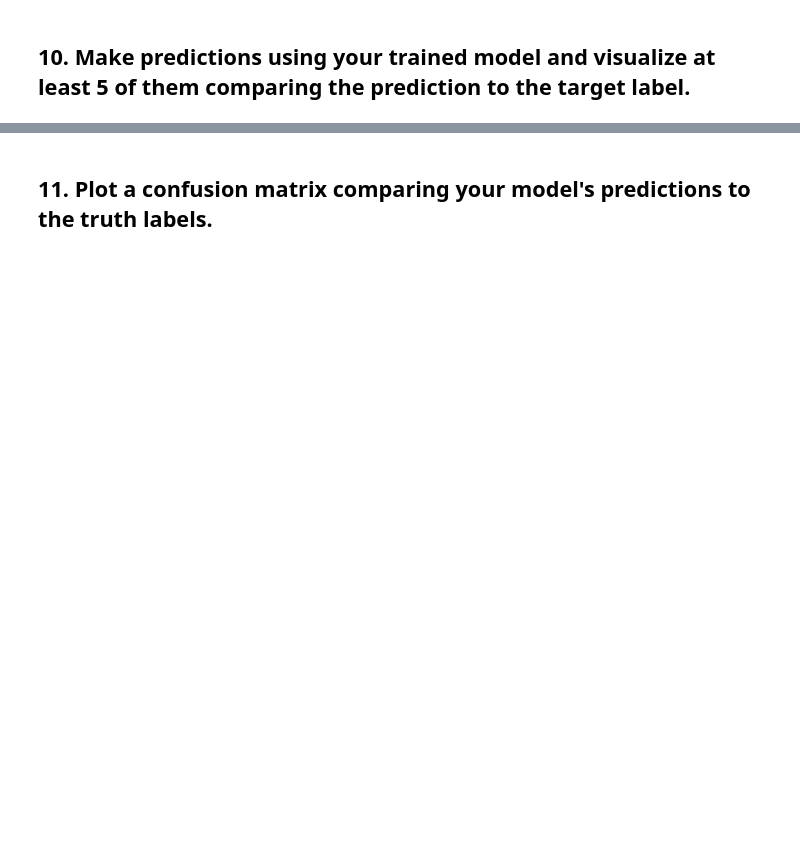
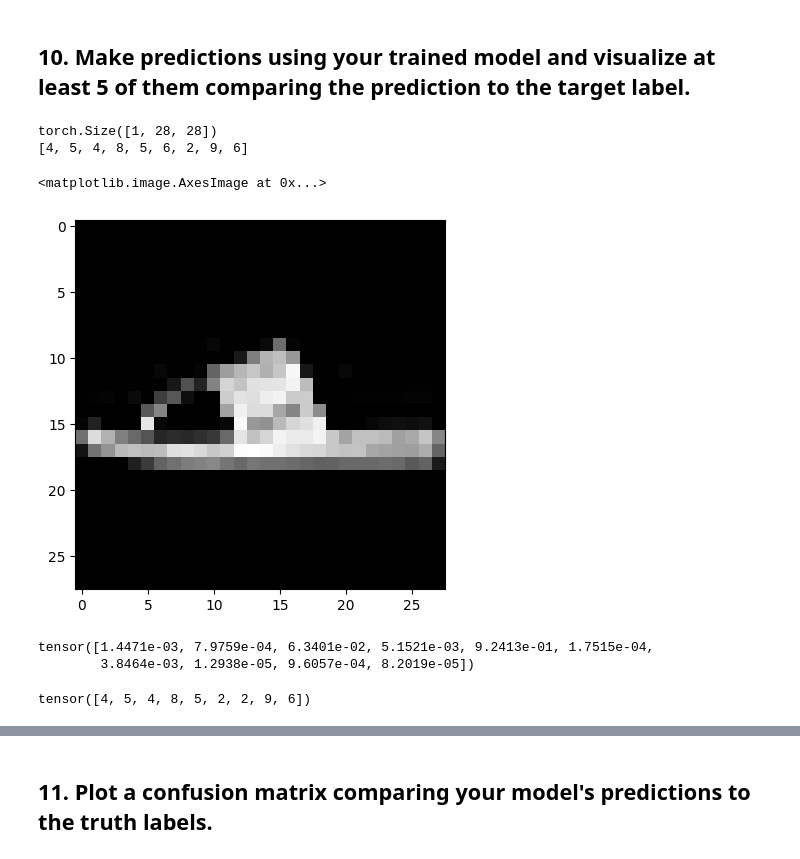
Before and after one commit to ggalindo11/Pytorch_Fundamentals, a Jupyter notebook: 03_Exercies.ipynb, the cells around one changed output, grey strips where cells are left out. Drawn from its saved outputs; the diff is of its cells as text; code cells hidden in the pictures; blank space fills up the shorter version.

Commit message:
update
day 33: 1 1/2
continued exercise, created muti-class cv model on fashionmnist dataset, trained and tested model, plotted confusion matrix.

```diff
--- a/03_Exercies.ipynb
+++ b/03_Exercies.ipynb
@@ -297,0 +401,35 @@ for epoch in tqdm(range(epochs)):
+# %%
+import random
+random.seed(1337)
+
+test_samples = []
+test_labels = []
+
+# Picks 9 radom samples & its label from test_data list then appends both to each list
+for sample, label in random.sample(list(test_data), k=9):
+    test_samples.append(sample)
+    test_labels.append(label)
+
+print(test_samples[0].shape)
+print(test_labels)
+# %% [output]
+torch.Size([1, 28, 28])
+[4, 5, 4, 8, 5, 6, 2, 9, 6]
+# %%
+plt.imshow(test_samples[1].squeeze(), cmap='gray')
+# %% [output]
+<matplotlib.image.AxesImage at 0x...>
+[figure, added]
+# %%
+predictions = make_preds(model=model_VGG,
+                        data=test_samples)
+
+predictions[0]
+# %% [output]
+tensor([1.4471e-03, 7.9759e-04, 6.3401e-02, 5.1521e-03, 9.2413e-01, 1.7515e-04,
+        3.8464e-03, 1.2938e-05, 9.6057e-04, 8.2019e-05])
+# %%
+prediction_labels = torch.argmax(predictions, dim=1)
+prediction_labels
+# %% [output]
+tensor([4, 5, 4, 8, 5, 2, 2, 9, 6])
```
Also changed, not shown: parts of 13 cells of this notebook, 1 other file.
